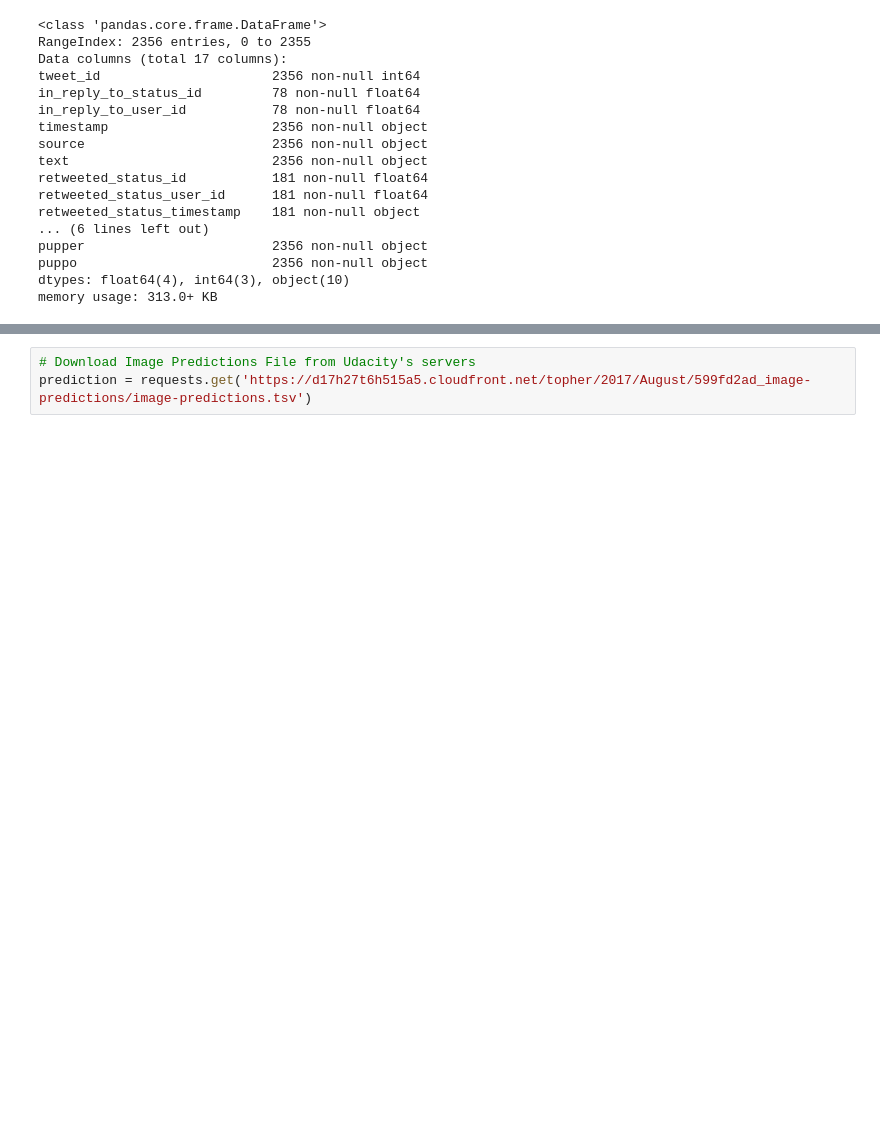
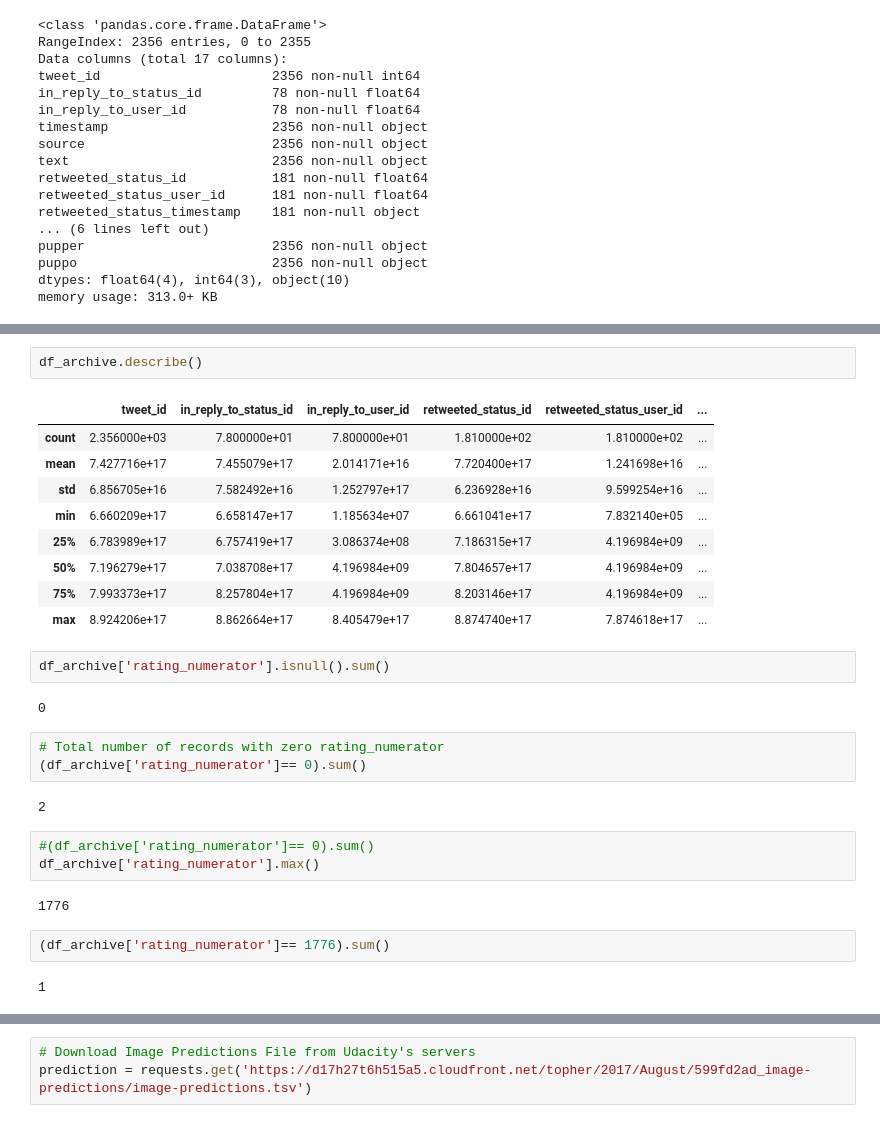
Before and after one commit to ManalAlkallas/WeRateDogs, a Jupyter notebook: wrangle_act.ipynb, the cells around one changed output, grey strips where cells are left out. Cells and saved outputs as stored; diff of their text form; blank space fills up the shorter version.

```diff
--- a/wrangle_act.ipynb
+++ b/wrangle_act.ipynb
@@ -67,0 +111,30 @@ memory usage: 313.0+ KB
+# %%
+df_archive.describe()
+# %% [output]
+|  | tweet_id | in_reply_to_status_id | in_reply_to_user_id | retweeted_status_id | retweeted_status_user_id | ... |
+| count | 2.356000e+03 | 7.800000e+01 | 7.800000e+01 | 1.810000e+02 | 1.810000e+02 | ... |
+| mean | 7.427716e+17 | 7.455079e+17 | 2.014171e+16 | 7.720400e+17 | 1.241698e+16 | ... |
+| std | 6.856705e+16 | 7.582492e+16 | 1.252797e+17 | 6.236928e+16 | 9.599254e+16 | ... |
+| min | 6.660209e+17 | 6.658147e+17 | 1.185634e+07 | 6.661041e+17 | 7.832140e+05 | ... |
+| 25% | 6.783989e+17 | 6.757419e+17 | 3.086374e+08 | 7.186315e+17 | 4.196984e+09 | ... |
+| 50% | 7.196279e+17 | 7.038708e+17 | 4.196984e+09 | 7.804657e+17 | 4.196984e+09 | ... |
+| 75% | 7.993373e+17 | 8.257804e+17 | 4.196984e+09 | 8.203146e+17 | 4.196984e+09 | ... |
+| max | 8.924206e+17 | 8.862664e+17 | 8.405479e+17 | 8.874740e+17 | 7.874618e+17 | ... |
+# %%
+df_archive['rating_numerator'].isnull().sum()
+# %% [output]
+0
+# %%
+# Total number of records with zero rating_numerator
+(df_archive['rating_numerator']== 0).sum()
+# %% [output]
+2
+# %%
+#(df_archive['rating_numerator']== 0).sum()
+df_archive['rating_numerator'].max()
+# %% [output]
+1776
+# %%
+(df_archive['rating_numerator']== 1776).sum()
+# %% [output]
+1
```
Also changed, not shown: parts of 25 cells of this notebook.
